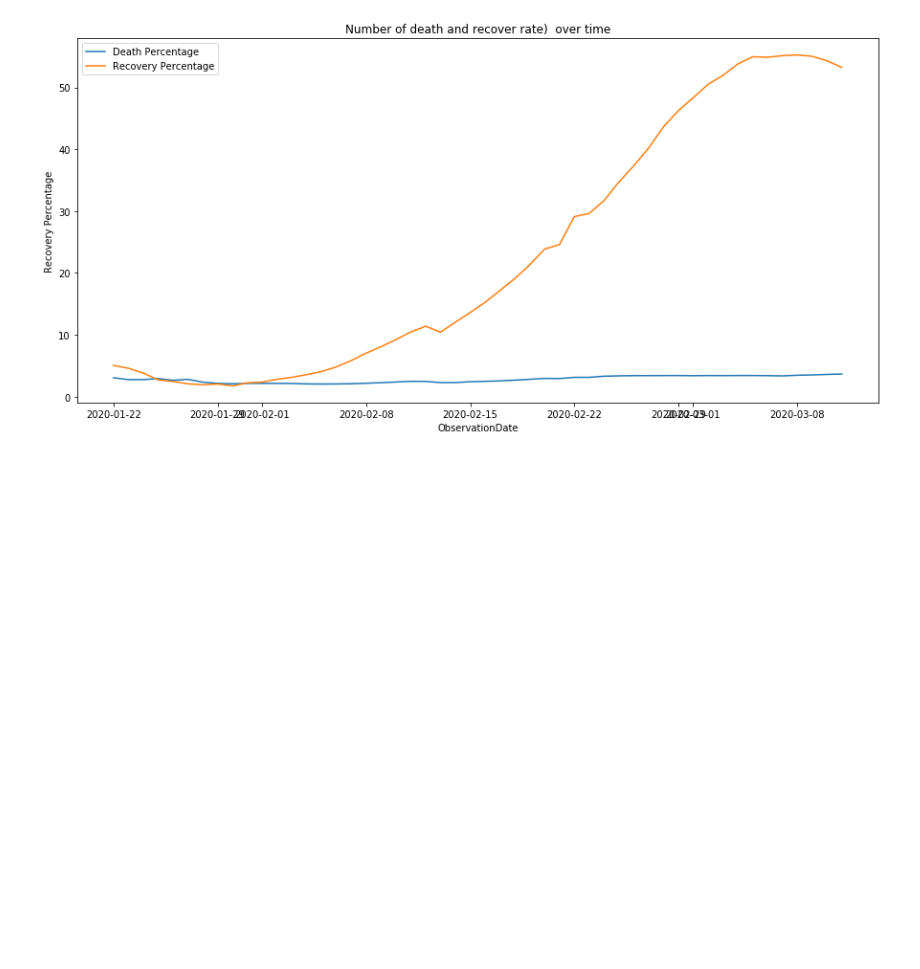
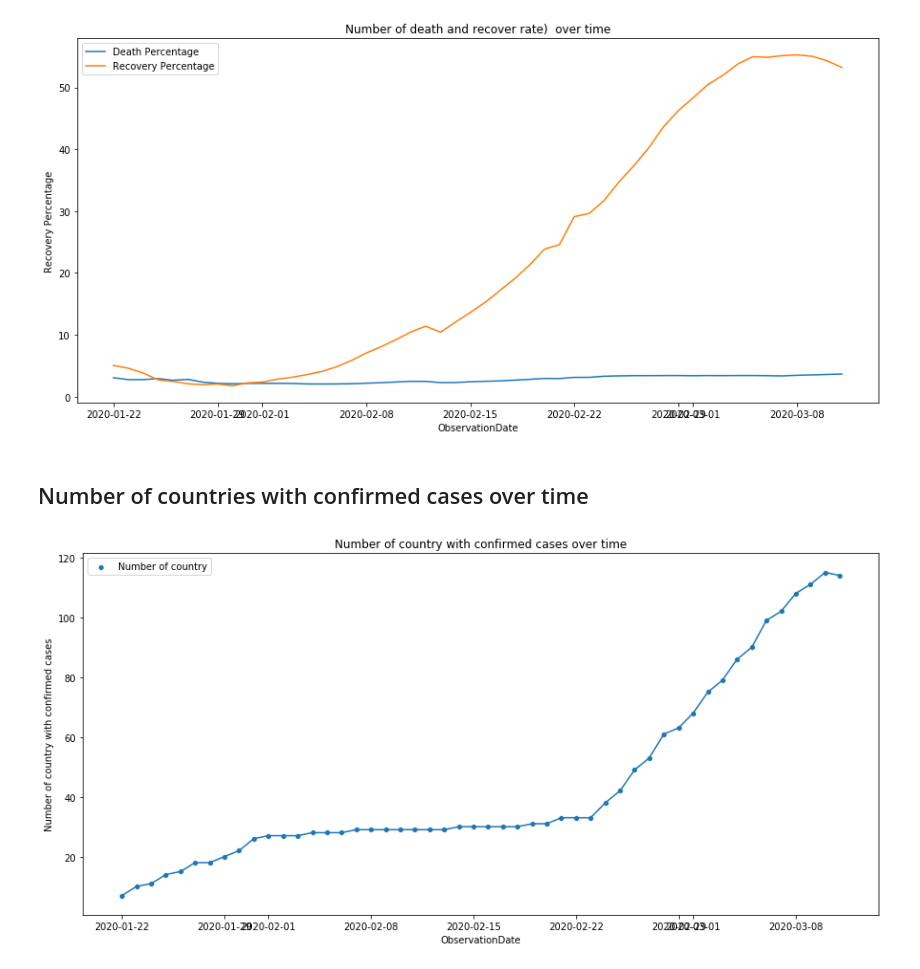
Before and after one commit to Maunish-dave/corona_research, a Jupyter notebook: Corona Virus Research.ipynb, the cells around one changed output. Drawn from its saved outputs; the diff is of its cells as text; code cells hidden in the pictures; blank space fills up the shorter version.

```diff
--- a/Corona Virus Research.ipynb
+++ b/Corona Virus Research.ipynb
@@ -210,3 +210,9 @@ plt.title("Number of death and recover rate)  over time")
 plt.show()
 # %% [output]
 [figure]
+# %% [markdown]
+## Number of countries with confirmed cases over time
+# %%
+temp_g = full_dataset[full_dataset["Confirmed"]!=0].groupby(["ObservationDate"])["Country/Region"].unique().apply(len)
+# %%
+temp_g = pd.DataFrame(temp_g).reset_index()
@@ -212,0 +221,9 @@ plt.show()
+# %%
+plt.figure(figsize=(15,7))
+sns.lineplot(x = 'ObservationDate',y='Country/Region',data=temp_g)
+sns.scatterplot(x = 'ObservationDate',y='Country/Region',data=temp_g,label="Number of country")
+plt.ylabel("Number of country with confirmed cases")
+plt.title("Number of country with confirmed cases over time")
+plt.show()
+# %% [output]
+[figure, added]
```
Also changed, not shown: parts of 1 cell of this notebook.
